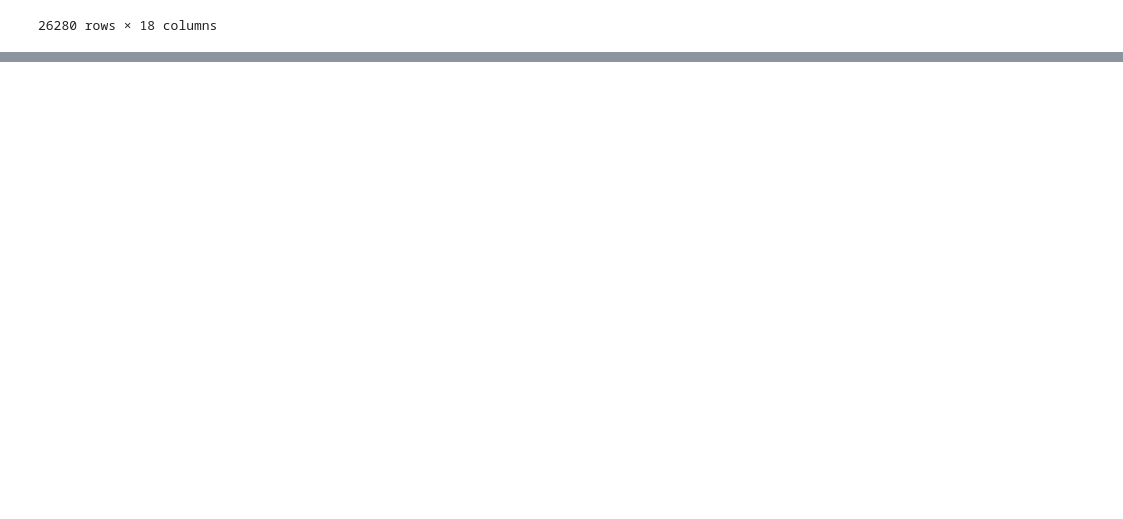
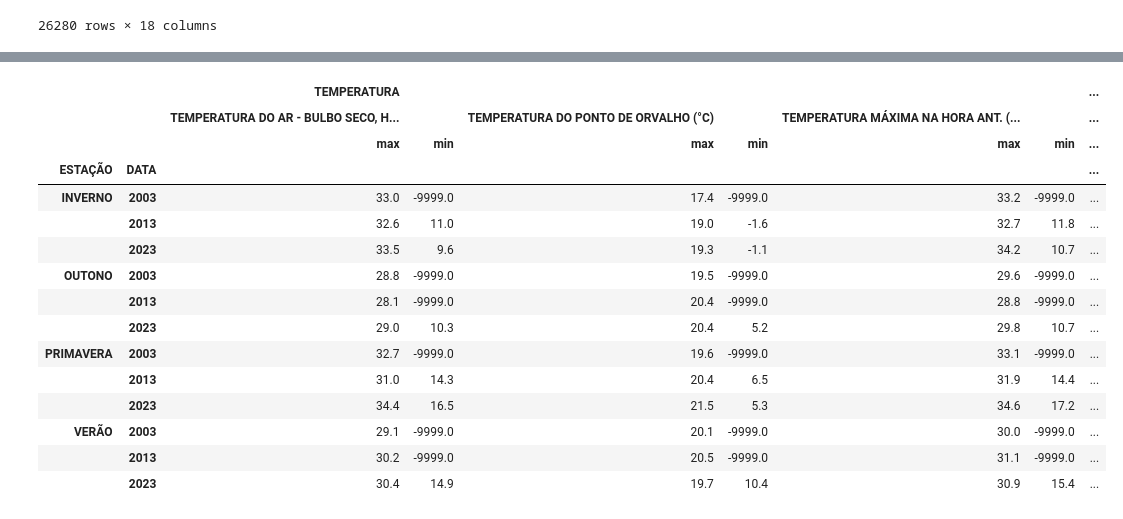
Before and after one commit to AllanaCampos/Python_Basico, a Jupyter notebook: Gabriel/P009/IP-P009.ipynb, the cells around one changed output, grey strips where cells are left out. Drawn from its saved outputs; the diff is of its cells as text; code cells hidden in the pictures; blank space fills up the shorter version.

```diff
--- a/Gabriel/P009/IP-P009.ipynb
+++ b/Gabriel/P009/IP-P009.ipynb
@@ -83,3 +83,15 @@ df
 | 2023-12-31 | 22 | 0.0 | 884.5 | 884.5 | 883.5 | ... |
 | 2023-12-31 | 23 | 0.0 | 885.3 | 885.3 | 884.5 | ... |
 26280 rows × 18 columns
+# %%
+def mesParaEstacao(mes):
+    if mes <= 3:
+        return "VERÃO"
+    if mes <=6:
+        return "OUTONO"
+    if mes<=9:
+        return "INVERNO"
+    return "PRIMAVERA"
+
+estacao = [mesParaEstacao(data) for data in df.index.month]
+df["ESTAÇÃO"] = estacao
@@ -119,0 +225,20 @@ for ano in anos:
+# %%
+tempPorEst = df.groupby(["ESTAÇÃO",df.index.year])["TEMPERATURA"].agg(["max","min"])
+tempPorEst
+# %% [output]
+|  |  | TEMPERATURA |  |  |  |  |  | ... |
+|  |  | TEMPERATURA DO AR - BULBO SECO, H... |  | TEMPERATURA DO PONTO DE ORVALHO (°C) |  | TEMPERATURA MÁXIMA NA HORA ANT. (... |  | ... |
+|  |  | max | min | max | min | max | min | ... |
+| ESTAÇÃO | DATA |  |  |  |  |  |  | ... |
+| INVERNO | 2003 | 33.0 | -9999.0 | 17.4 | -9999.0 | 33.2 | -9999.0 | ... |
+|  | 2013 | 32.6 | 11.0 | 19.0 | -1.6 | 32.7 | 11.8 | ... |
+|  | 2023 | 33.5 | 9.6 | 19.3 | -1.1 | 34.2 | 10.7 | ... |
+| OUTONO | 2003 | 28.8 | -9999.0 | 19.5 | -9999.0 | 29.6 | -9999.0 | ... |
+|  | 2013 | 28.1 | -9999.0 | 20.4 | -9999.0 | 28.8 | -9999.0 | ... |
+|  | 2023 | 29.0 | 10.3 | 20.4 | 5.2 | 29.8 | 10.7 | ... |
+| PRIMAVERA | 2003 | 32.7 | -9999.0 | 19.6 | -9999.0 | 33.1 | -9999.0 | ... |
+|  | 2013 | 31.0 | 14.3 | 20.4 | 6.5 | 31.9 | 14.4 | ... |
+|  | 2023 | 34.4 | 16.5 | 21.5 | 5.3 | 34.6 | 17.2 | ... |
+| VERÃO | 2003 | 29.1 | -9999.0 | 20.1 | -9999.0 | 30.0 | -9999.0 | ... |
+|  | 2013 | 30.2 | -9999.0 | 20.5 | -9999.0 | 31.1 | -9999.0 | ... |
+|  | 2023 | 30.4 | 14.9 | 19.7 | 10.4 | 30.9 | 15.4 | ... |
```
Also changed, not shown: parts of 16 cells of this notebook.
